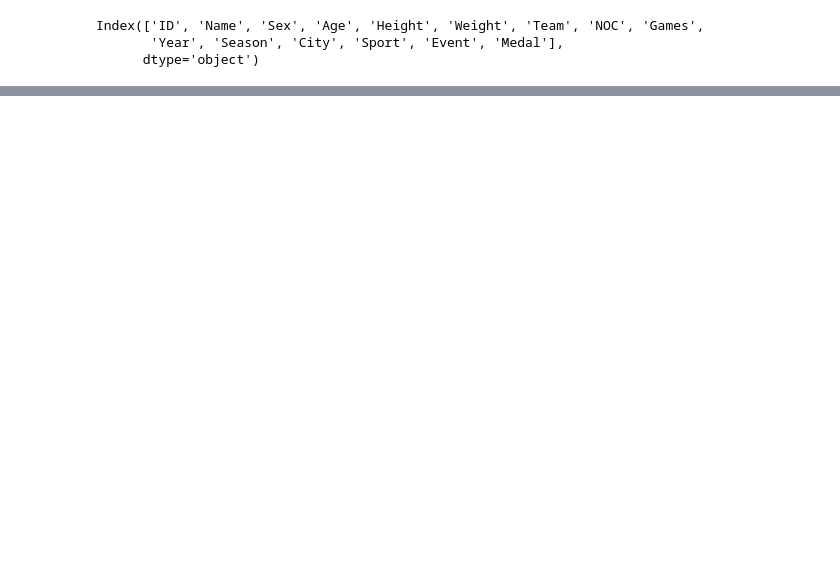
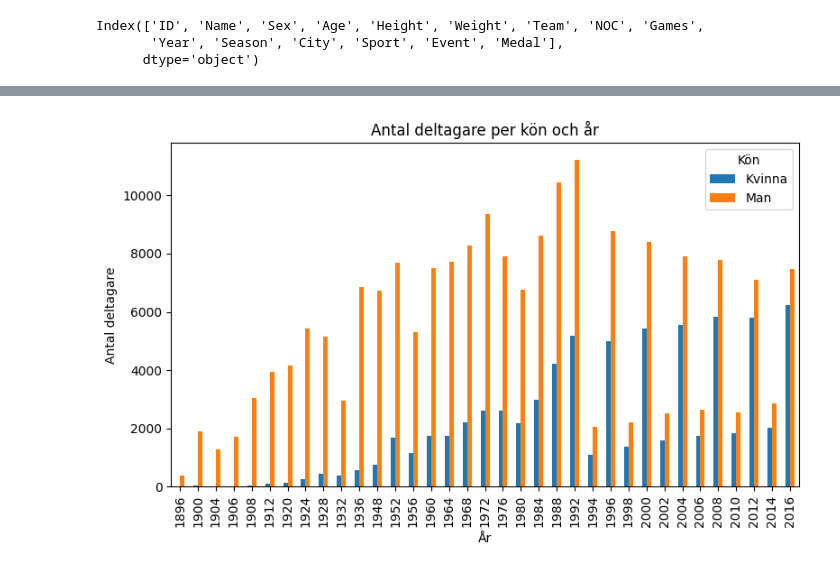
Before and after one commit to erikunevik/data-platforms-development-erikunevik-vt2025, a Jupyter notebook: exercises/1/exercise1_2.ipynb, the cells around one changed output, grey strips where cells are left out. Cells and saved outputs as stored; diff of their text form; code cells hidden in the pictures; blank space fills up the shorter version.

```diff
--- a/exercises/1/exercise1_2.ipynb
+++ b/exercises/1/exercise1_2.ipynb
@@ -276,0 +363,45 @@ Index(['ID', 'Name', 'Sex', 'Age', 'Height', 'Weight', 'Team', 'NOC', 'Games',
+# %%
+# import matplotlib.pyplot as plt
+
+# # Aggregate data: Count the number of participants by year and sex
+# aggregated_data = df.groupby(["Year", "Sex"]).size().unstack()
+
+# fig, ax = plt.subplots(figsize=(10, 6))  # Adjust figure size for readability
+
+# # Create a bar plot for each sex
+# aggregated_data.plot(kind="bar", ax=ax)
+
+# # Customize the plot
+# ax.set(
+#     xlabel="År",
+#     ylabel="Antal deltagare",
+#     title="Antal deltagare per OS tävling filtrerat efter kön",
+# )
+
+# # Rotate x-axis labels for readability
+# ax.set_xticks(range(len(aggregated_data.index)))
+# ax.set_xticklabels(aggregated_data.index, rotation=45)
+
+# # Add a legend
+# ax.legend(title="Kön")
+
+# plt.tight_layout()  # Adjust layout to avoid overlap
+# plt.show()
+
+
+# Rename columns
+aggregated_data.rename(columns={"F": "Kvinna", "M": "Man"}, inplace=True)
+
+# Plot again
+fig, ax = plt.subplots(figsize=(8, 5))
+aggregated_data.plot(kind="bar", ax=ax)
+
+# Add title and labels
+ax.set_title("Antal deltagare per kön och år")
+ax.set_xlabel("År")
+ax.set_ylabel("Antal deltagare")
+ax.legend(title="Kön")
+plt.tight_layout()
+plt.show()
+# %% [output]
+[figure, added]
```
Also changed, not shown: parts of 16 cells of this notebook, 4 other files.
